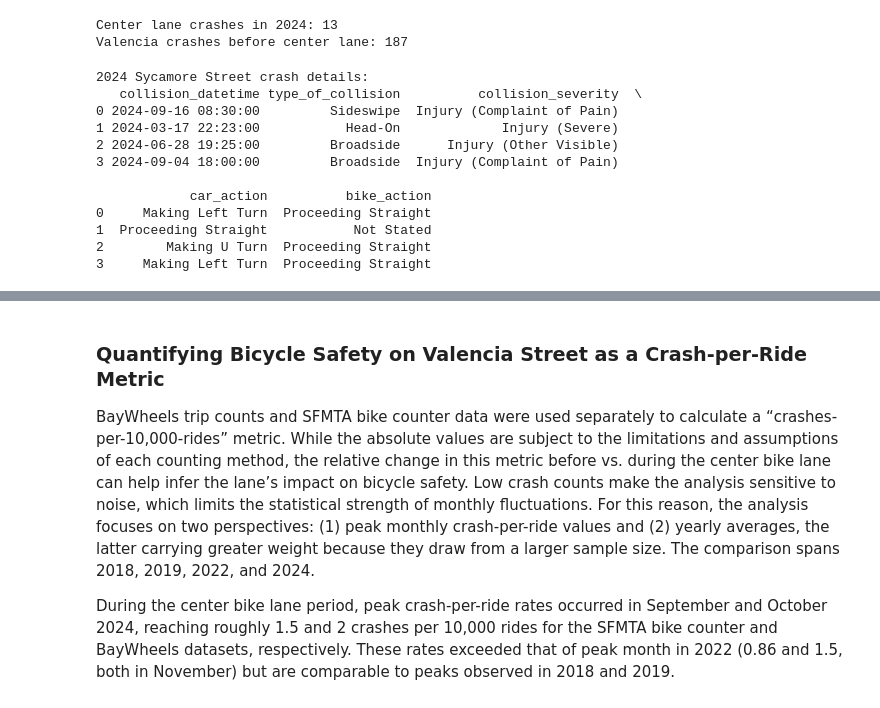
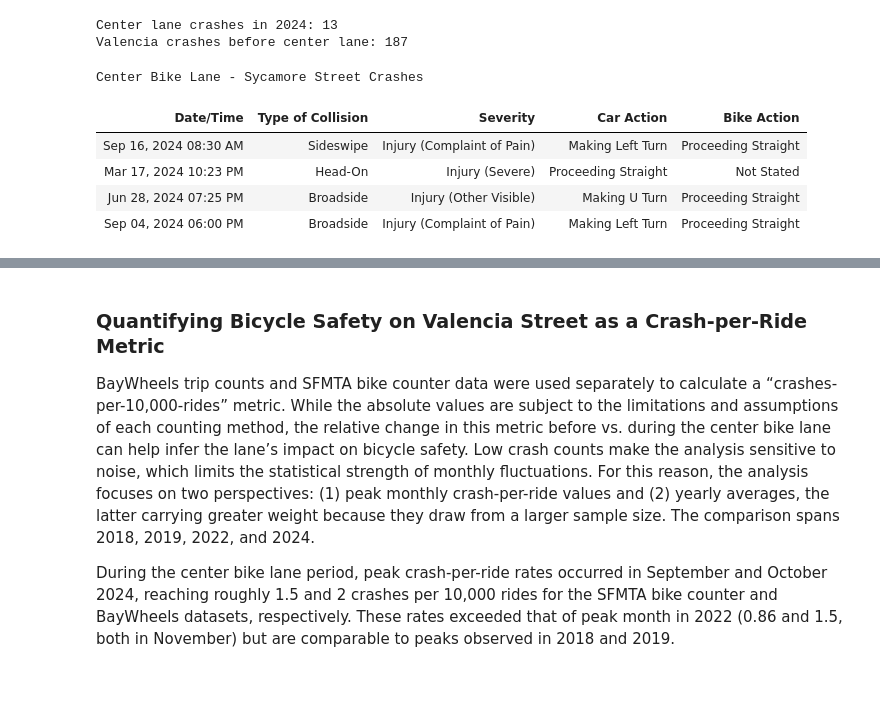
Before and after one commit to los-sama/valencia_bike_lane, a Jupyter notebook: notebooks/valencia_bike_lane_safety.ipynb, the cells around one changed output, grey strips where cells are left out. Saved outputs shown, nothing was run; the diff lists cells and outputs as text; code cells hidden in the pictures.

Commit message:
making some visualization clean ups

```diff
--- a/notebooks/valencia_bike_lane_safety.ipynb
+++ b/notebooks/valencia_bike_lane_safety.ipynb
@@ -890,23 +1040,75 @@ Center lane crashes in 2024: 13
 Valencia crashes before center lane: 187
 # %%
 # grab the center lane crash that occured on "SYCAMORE ST"
-
 sycamore_crash = center_lane_crashes_2024[center_lane_crashes_2024['secondary_rd'] == 'SYCAMORE ST'].reset_index(drop=True)
 
-print(f"2024 Sycamore Street crash details:\n{sycamore_crash[['collision_datetime', 'type_of_collision', 'collision_severity', 'car_action','bike_action']].head()}")
+# Select relevant columns for display and format datetime
+sycamore_crash_display = sycamore_crash[['collision_datetime', 'type_of_collision', 'collision_severity', 'car_action', 'bike_action']].copy()
+sycamore_crash_display['collision_datetime'] = sycamore_crash_display['collision_datetime'].dt.strftime('%b %d, %Y %I:%M %p')
+
+# Build dark themed HTML table with title
+html_table = """
+<style>
+.dark-table {
+    background: #222;
+    color: #eee;
+    border-collapse: collapse;
+    width: 70%;
+    margin: 10px 0;
+    font-family: 'Segoe UI', Arial, sans-serif;
+}
+.dark-table th, .dark-table td {
+    border: 1px solid #444;
+    padding: 8px 12px;
+    text-align: left;
+}
+.dark-table th {
+    background: #333;
+    color: #ffb347;
+}
+.dark-table tr:nth-child(even) {
+    background: #282828;
+}
+.table-title {
+    color: #eee;
+    font-size: 1.3em;
+    font-weight: bold;
+    margin-bottom: 8px;
+    text-align: center;
+    font-family: 'Segoe UI', Arial, sans-serif;
+}
+</style>
+<center>
+<div class="table-title">Center Bike Lane - Sycamore Street Crashes</div>
+<table class="dark-table">
+    <thead>
+        <tr>
+            <th>Date/Time</th>
+            <th>Type of Collision</th>
+            <th>Severity</th>
+            <th>Car Action</th>
+            <th>Bike Action</th>
+        </tr>
+    </thead>
+    <tbody>
+"""
+
+for _, row in sycamore_crash_display.iterrows():
+    html_table += f"<tr><td>{row['collision_datetime']}</td><td>{row['type_of_collision']}</td><td>{row['collision_severity']}</td><td>{row['car_action']}</td><td>{row['bike_action']}</td></tr>"
+
+html_table += """
+    </tbody>
+</table></center>
+"""
+
+display(HTML(html_table))
 # %% [output]
-2024 Sycamore Street crash details:
-   collision_datetime type_of_collision          collision_severity  \
-0 2024-09-16 08:30:00         Sideswipe  Injury (Complaint of Pain)
-1 2024-03-17 22:23:00           Head-On             Injury (Severe)
-2 2024-06-28 19:25:00         Broadside      Injury (Other Visible)
-3 2024-09-04 18:00:00         Broadside  Injury (Complaint of Pain)
-
-            car_action          bike_action
-0     Making Left Turn  Proceeding Straight
-1  Proceeding Straight           Not Stated
-2        Making U Turn  Proceeding Straight
-3     Making Left Turn  Proceeding Straight
+Center Bike Lane - Sycamore Street Crashes
+| Date/Time | Type of Collision | Severity | Car Action | Bike Action |
+| Sep 16, 2024 08:30 AM | Sideswipe | Injury (Complaint of Pain) | Making Left Turn | Proceeding Straight |
+| Mar 17, 2024 10:23 PM | Head-On | Injury (Severe) | Proceeding Straight | Not Stated |
+| Jun 28, 2024 07:25 PM | Broadside | Injury (Other Visible) | Making U Turn | Proceeding Straight |
+| Sep 04, 2024 06:00 PM | Broadside | Injury (Complaint of Pain) | Making Left Turn | Proceeding Straight |
 # %% [markdown]
 ### Quantifying Bicycle Traffic Patterns on Valencia Street
 
```
Also changed, not shown: parts of 9 cells of this notebook.
